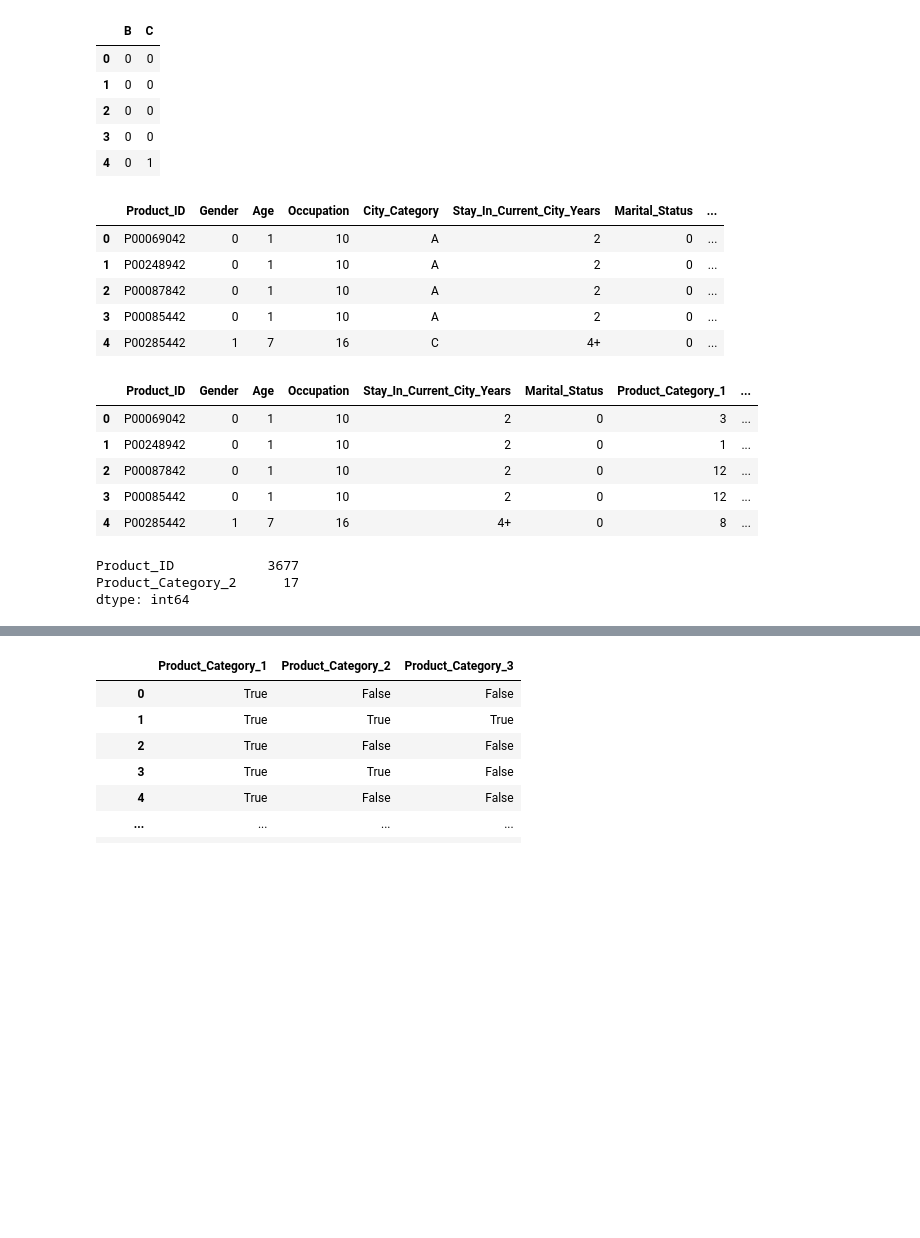
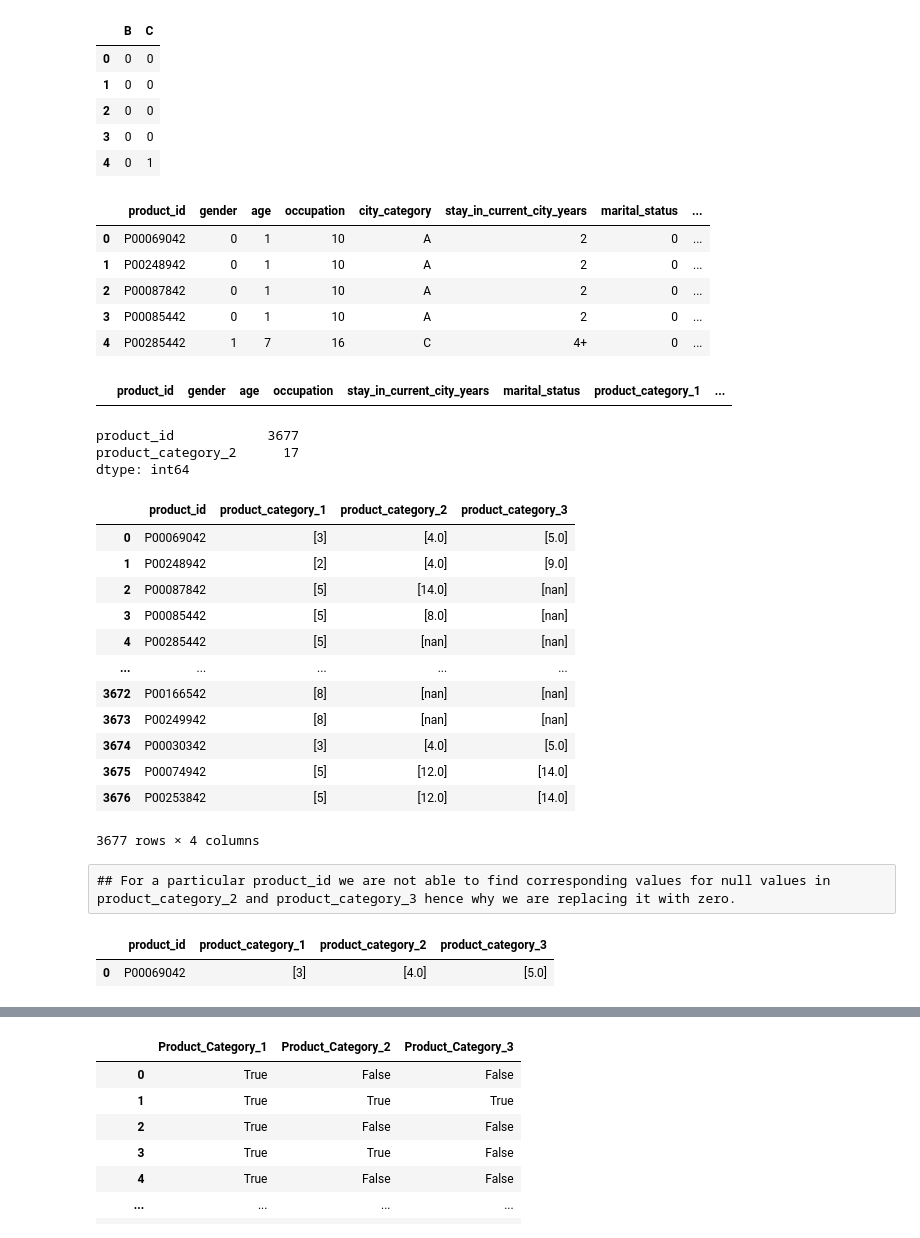
Before and after one commit to kirandhasade/Black_Friday_Analysis, a Jupyter notebook: Black friday.ipynb, the cells around one changed output, grey strips where cells are left out. Drawn from its saved outputs; the diff is of its cells as text; code cells hidden in the pictures; blank space fills up the shorter version.

Commit message:
null_values

```diff
--- a/Black friday.ipynb
+++ b/Black friday.ipynb
@@ -114,8 +136,8 @@ df['Age'].unique()
 array(['0-17', '55+', '26-35', '46-50', '51-55', '36-45', '18-25'],
       dtype=object)
 # %%
-# We will use map function for this
-df['Age']=df['Age'].map({'0-17':1,'18-25':2,'26-35':3,'36-45':4,'46-50':5,'51-55':6,'55+':7})
+# Age column have age range values, using map function giving ranks with respect to age range for example 0-17 is 1 , 18-25 is 2 and so on.
+final_df['age']=final_df['age'].map({'0-17':1,'18-25':2,'26-35':3,'36-45':4,'46-50':5,'51-55':6,'55+':7})
 # %%
 df.head()
 # %% [output]
@@ -146,7 +168,8 @@ df['City_Category'].unique()
 # %% [output]
 array(['A', 'C', 'B'], dtype=object)
 # %%
-df_city=pd.get_dummies(df['City_Category'],drop_first=True)
+### converting categories into numeric i.e replacing each city category by 0 for B, 1 for C, and B = 0 C = 0 means category C, hence removing 1 column.
+df_city = pd.get_dummies(final_df['city_category'],drop_first=True)
 # %%
 df_city.head()
 # %% [output]
@@ -157,29 +180,24 @@ df_city.head()
 | 3 | 0 | 0 |
 | 4 | 0 | 1 |
 # %%
-df=pd.concat([df,df_city],axis=1)
+df = pd.concat([final_df,df_city],axis=1)
 df.head()
 # %% [output]
-|  | Product_ID | Gender | Age | Occupation | City_Category | Stay_In_Current_City_Years | Marital_Status | ... |
+|  | product_id | gender | age | occupation | city_category | stay_in_current_city_years | marital_status | ... |
 | 0 | P00069042 | 0 | 1 | 10 | A | 2 | 0 | ... |
 | 1 | P00248942 | 0 | 1 | 10 | A | 2 | 0 | ... |
 | 2 | P00087842 | 0 | 1 | 10 | A | 2 | 0 | ... |
 | 3 | P00085442 | 0 | 1 | 10 | A | 2 | 0 | ... |
 | 4 | P00285442 | 1 | 7 | 16 | C | 4+ | 0 | ... |
 # %%
-df.drop('City_Category',axis=1,inplace=True)
+df.drop('city_category',axis=1,inplace=True)
 # %%
-df.head()
+df[df.product_category_1.isnull()]
 # %% [output]
-|  | Product_ID | Gender | Age | Occupation | Stay_In_Current_City_Years | Marital_Status | Product_Category_1 | ... |
-| 0 | P00069042 | 0 | 1 | 10 | 2 | 0 | 3 | ... |
-| 1 | P00248942 | 0 | 1 | 10 | 2 | 0 | 1 | ... |
-| 2 | P00087842 | 0 | 1 | 10 | 2 | 0 | 12 | ... |
-| 3 | P00085442 | 0 | 1 | 10 | 2 | 0 | 12 | ... |
-| 4 | P00285442 | 1 | 7 | 16 | 4+ | 0 | 8 | ... |
+|  | product_id | gender | age | occupation | stay_in_current_city_years | marital_status | product_category_1 | ... |
 # %%
-final_df[['Product_ID','Product_Category_2']].nunique()
+final_df[['product_id','product_category_2']].nunique()
 # %% [output]
-Product_ID            3677
-Product_Category_2      17
+product_id            3677
+product_category_2      17
 dtype: int64
@@ -185,0 +206,29 @@ dtype: int64
+# %%
+factors=['product_category_1','product_category_2','pproduct_category_3','purchase']
+test = pd.DataFrame()
+test['product_id'] = final_df['product_id'].unique()
+test['product_category_1'] = final_df.groupby('product_id')['product_category_1'].apply(lambda x: np.unique(x)).reset_index()['product_category_1']
+test['product_category_2'] = final_df.groupby('product_id')['product_category_2'].apply(lambda x: np.unique(x)).reset_index()['product_category_2']
+test['product_category_3'] = final_df.groupby('product_id')['product_category_3'].apply(lambda x: np.unique(x)).reset_index()['product_category_3']
+test
+# %% [output]
+|  | product_id | product_category_1 | product_category_2 | product_category_3 |
+| 0 | P00069042 | [3] | [4.0] | [5.0] |
+| 1 | P00248942 | [2] | [4.0] | [9.0] |
+| 2 | P00087842 | [5] | [14.0] | [nan] |
+| 3 | P00085442 | [5] | [8.0] | [nan] |
+| 4 | P00285442 | [5] | [nan] | [nan] |
+| ... | ... | ... | ... | ... |
+| 3672 | P00166542 | [8] | [nan] | [nan] |
+| 3673 | P00249942 | [8] | [nan] | [nan] |
+| 3674 | P00030342 | [3] | [4.0] | [5.0] |
+| 3675 | P00074942 | [5] | [12.0] | [14.0] |
+| 3676 | P00253842 | [5] | [12.0] | [14.0] |
+3677 rows × 4 columns
+# %% [raw]
+## For a particular product_id we are not able to find corresponding values for null values in product_category_2 and product_category_3 hence why we are replacing it with zero.
+# %%
+test[test.product_id.isin(['P00069042'])]
+# %% [output]
+|  | product_id | product_category_1 | product_category_2 | product_category_3 |
+| 0 | P00069042 | [3] | [4.0] | [5.0] |
```
Also changed, not shown: parts of 22 cells of this notebook.
